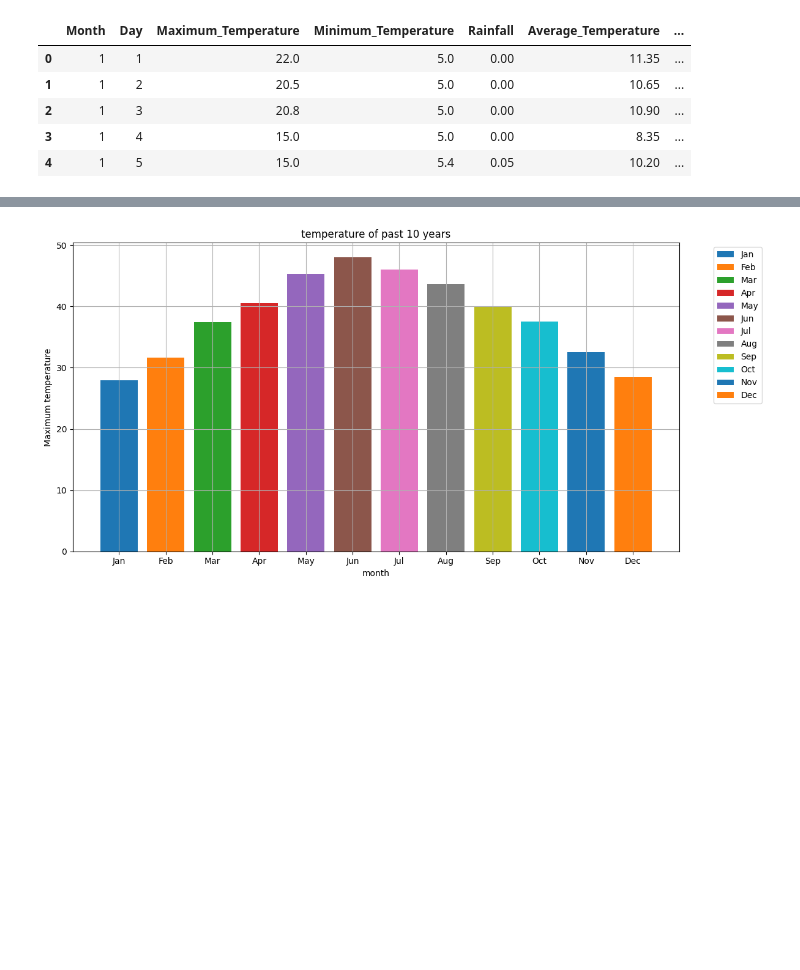
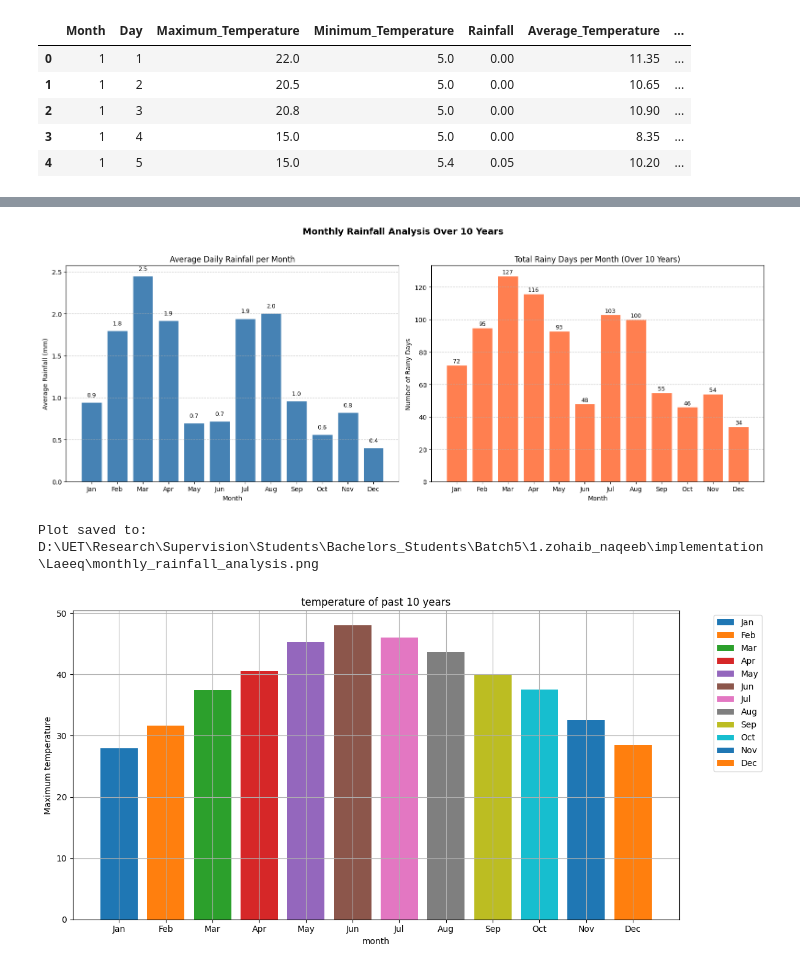
Before and after one commit to laeeq80/RiverStreamflowPrediction2.0, a Jupyter notebook: riverflow.ipynb, the cells around one changed output, grey strips where cells are left out. Cells and saved outputs as stored; diff of their text form; code cells hidden in the pictures; blank space fills up the shorter version.

```diff
--- a/riverflow.ipynb
+++ b/riverflow.ipynb
@@ -223,3 +229,55 @@ plt.show()
+# %%
+import matplotlib.pyplot as plt
+import calendar
+import os
+
+# Save path same folder as flood_data.xlsx
+save_path = os.path.join(os.path.dirname(os.path.abspath('flood_data.xlsx')), 'monthly_rainfall_analysis.png')
+
+# Prepare data
+monthly_avg = df.groupby('Month')['Rainfall'].mean()
+monthly_rainy_days = df[df['Rainfall'] > 0].groupby('Month')['Rainfall'].count()
+
+month_labels = calendar.month_abbr[1:13]
+
+fig, (ax1, ax2) = plt.subplots(1, 2, figsize=(16, 6))
+
+# --- Left chart: Average monthly rainfall ---
+ax1.bar(range(1, 13), monthly_avg, color='steelblue', edgecolor='white')
+ax1.set_xticks(range(1, 13))
+ax1.set_xticklabels(month_labels)
+ax1.set_xlabel('Month')
+ax1.set_ylabel('Average Rainfall (mm)')
+ax1.set_title('Average Daily Rainfall per Month')
+ax1.grid(axis='y', linestyle='--', alpha=0.7)
+
+# Add value labels on top of each bar
+for i, val in enumerate(monthly_avg):
+    ax1.text(i + 1, val + 0.05, f'{val:.1f}', ha='center', va='bottom', fontsize=9)
+
+# --- Right chart: Number of rainy days per month ---
+ax2.bar(range(1, 13), monthly_rainy_days, color='coral', edgecolor='white')
+ax2.set_xticks(range(1, 13))
+ax2.set_xticklabels(month_labels)
+ax2.set_xlabel('Month')
+ax2.set_ylabel('Number of Rainy Days')
+ax2.set_title('Total Rainy Days per Month (Over 10 Years)')
+ax2.grid(axis='y', linestyle='--', alpha=0.7)
+
+# Add value labels on top of each bar
+for i, val in enumerate(monthly_rainy_days):
+    ax2.text(i + 1, val + 0.5, f'{int(val)}', ha='center', va='bottom', fontsize=9)
+
+plt.suptitle('Monthly Rainfall Analysis Over 10 Years', fontsize=14, fontweight='bold', y=1.02)
+plt.tight_layout()
+
+plt.savefig(save_path, dpi=150, bbox_inches='tight')
+plt.show()
+
+print(f"Plot saved to: {save_path}")
+# %% [output]
+[figure, added]
+Plot saved to: D:\UET\Research\Supervision\Students\Bachelors_Students\Batch5\1.zohaib_naqeeb\implementation\Laeeq\monthly_rainfall_analysis.png
 # %%
 plt.figure(figsize=(12, 6))
 
```
Also changed, not shown: parts of 14 cells of this notebook.
